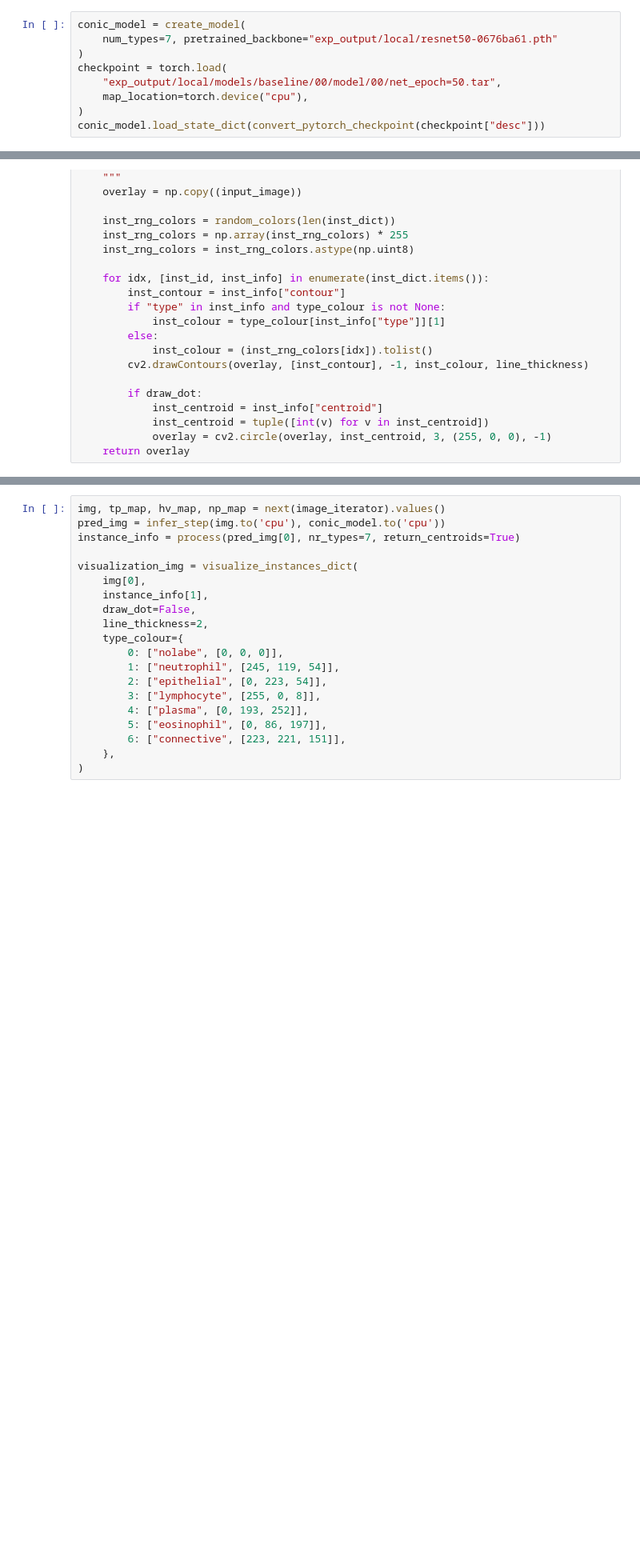
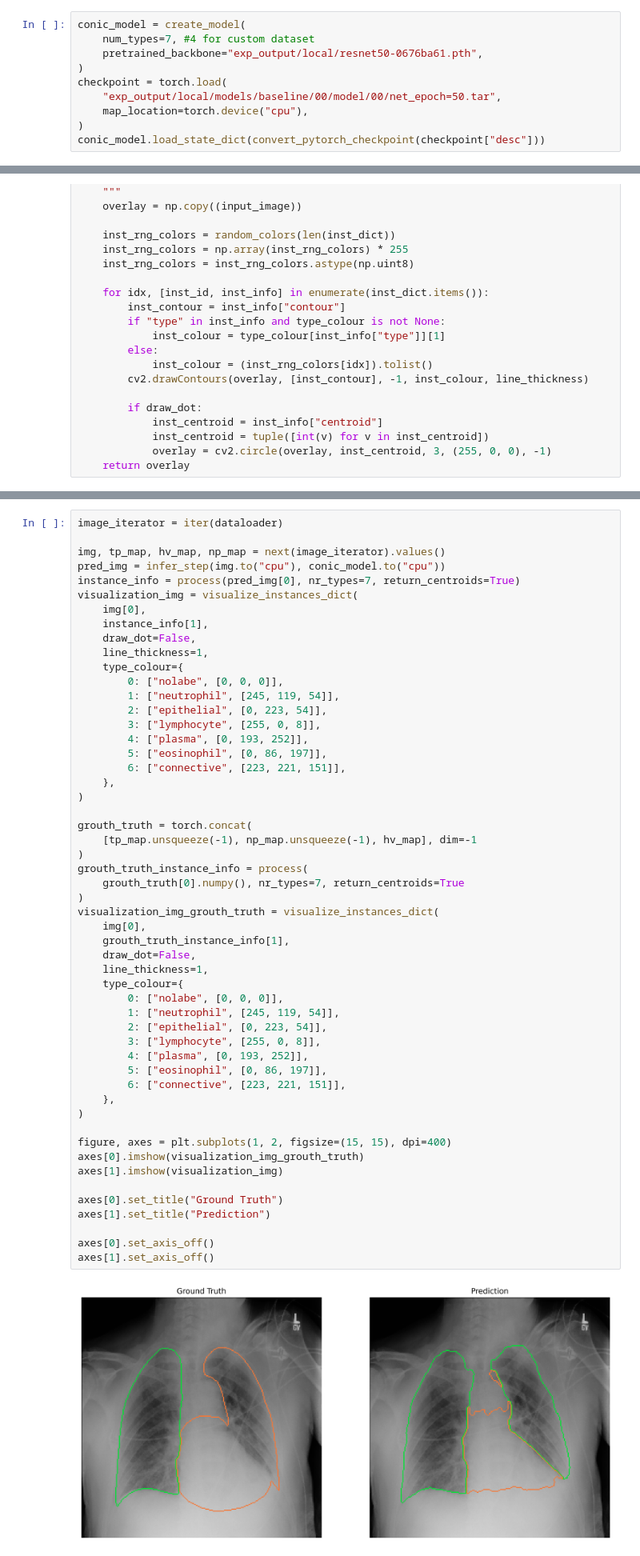
Before and after one commit to HackerTon/hover_net, a Jupyter notebook: infer.ipynb, the cells around one changed output, grey strips where cells are left out. Shown at 80% size. Cells and saved outputs as stored; diff of their text form; blank space fills up the shorter version.

Commit message:
Update infer code

```diff
--- a/infer.ipynb
+++ b/infer.ipynb
@@ -24,7 +24,8 @@ from models.hovernet.targets import gen_targets
 from run_utils.utils import convert_pytorch_checkpoint
 # %%
 conic_model = create_model(
-    num_types=7, pretrained_backbone="exp_output/local/resnet50-0676ba61.pth"
+    num_types=7, #4 for custom dataset
+    pretrained_backbone="exp_output/local/resnet50-0676ba61.pth",
 )
 checkpoint = torch.load(
     "exp_output/local/models/baseline/00/model/00/net_epoch=50.tar",
@@ -295,20 +298,55 @@ image_iterator = iter(dataloader)
 # %%
+image_iterator = iter(dataloader)
+
 img, tp_map, hv_map, np_map = next(image_iterator).values()
-pred_img = infer_step(img.to('cpu'), conic_model.to('cpu'))
+pred_img = infer_step(img.to("cpu"), conic_model.to("cpu"))
 instance_info = process(pred_img[0], nr_types=7, return_centroids=True)
-
 visualization_img = visualize_instances_dict(
     img[0],
     instance_info[1],
     draw_dot=False,
-    line_thickness=2,
+    line_thickness=1,
     type_colour={
         0: ["nolabe", [0, 0, 0]],
         1: ["neutrophil", [245, 119, 54]],
         2: ["epithelial", [0, 223, 54]],
         3: ["lymphocyte", [255, 0, 8]],
         4: ["plasma", [0, 193, 252]],
         5: ["eosinophil", [0, 86, 197]],
         6: ["connective", [223, 221, 151]],
     },
 )
+
+grouth_truth = torch.concat(
+    [tp_map.unsqueeze(-1), np_map.unsqueeze(-1), hv_map], dim=-1
+)
+grouth_truth_instance_info = process(
+    grouth_truth[0].numpy(), nr_types=7, return_centroids=True
+)
+visualization_img_grouth_truth = visualize_instances_dict(
+    img[0],
+    grouth_truth_instance_info[1],
+    draw_dot=False,
+    line_thickness=1,
+    type_colour={
+        0: ["nolabe", [0, 0, 0]],
+        1: ["neutrophil", [245, 119, 54]],
+        2: ["epithelial", [0, 223, 54]],
+        3: ["lymphocyte", [255, 0, 8]],
+        4: ["plasma", [0, 193, 252]],
+        5: ["eosinophil", [0, 86, 197]],
+        6: ["connective", [223, 221, 151]],
+    },
+)
+
+figure, axes = plt.subplots(1, 2, figsize=(15, 15), dpi=400)
+axes[0].imshow(visualization_img_grouth_truth)
+axes[1].imshow(visualization_img)
+
+axes[0].set_title("Ground Truth")
+axes[1].set_title("Prediction")
+
+axes[0].set_axis_off()
+axes[1].set_axis_off()
+# %% [output]
+[figure, added]
```
Also changed, not shown: parts of 6 cells of this notebook.
